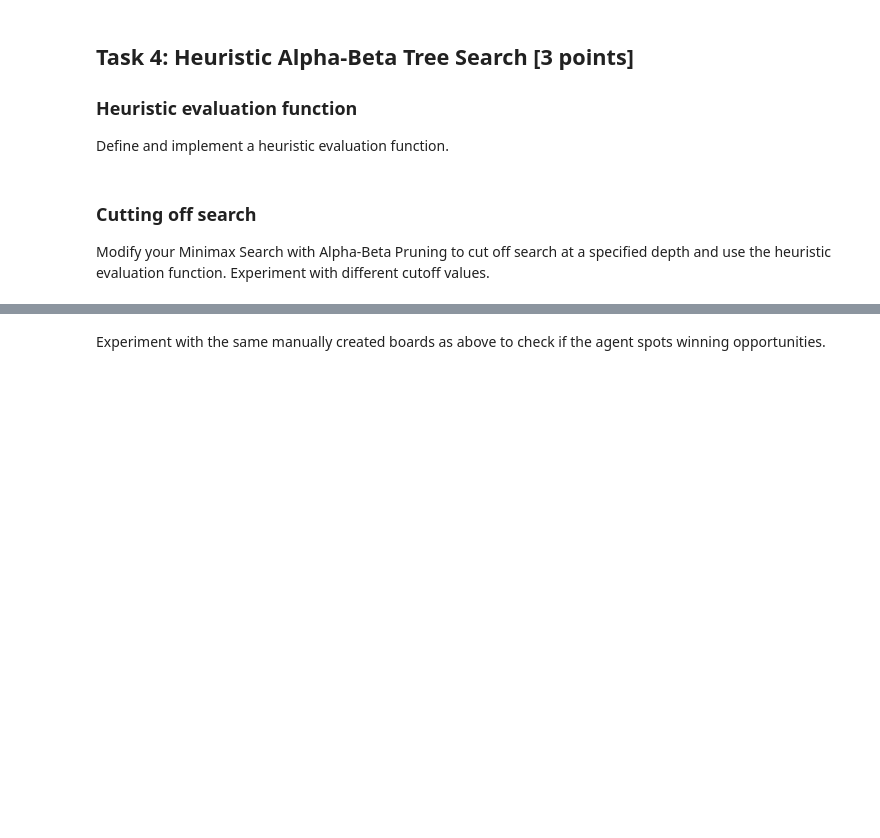
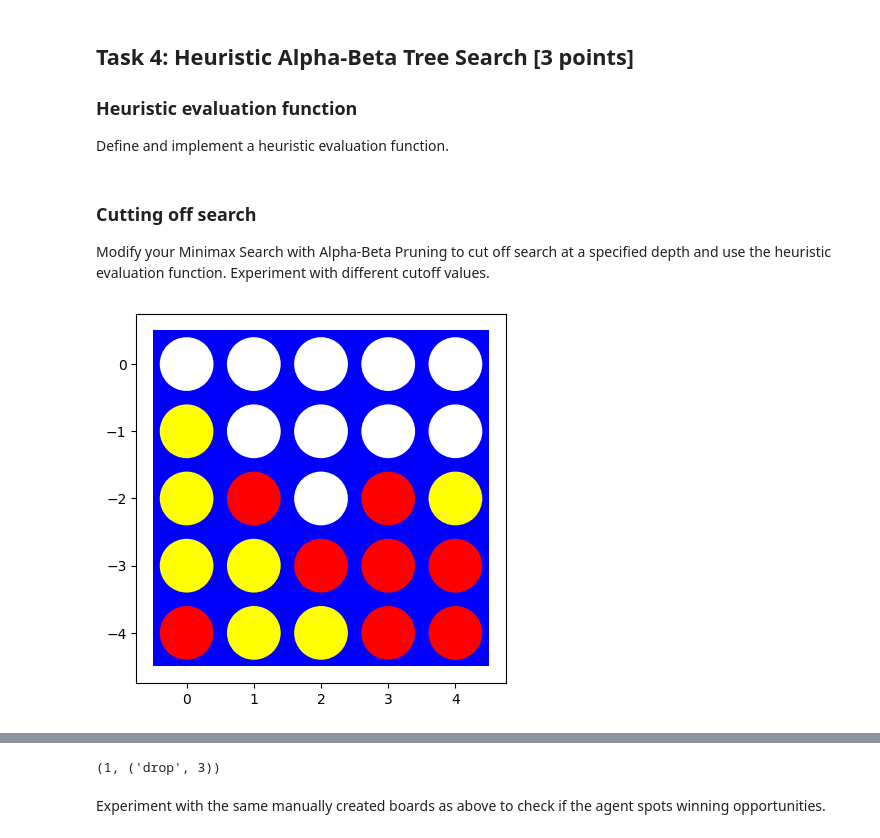
Before and after one commit to LaiTanTai/CSTTNT_NC, a Jupyter notebook: lab04/assignment_mean_connect4.ipynb, the cells around one changed output, grey strips where cells are left out. Drawn from its saved outputs; the diff is of its cells as text; code cells hidden in the pictures; blank space fills up the shorter version.

```diff
--- a/lab04/assignment_mean_connect4.ipynb
+++ b/lab04/assignment_mean_connect4.ipynb
@@ -336,0 +607,14 @@ Modify your Minimax Search with Alpha-Beta Pruning to cut off search at a specif
+# %%
+# Your code/ answer goes here.
+board = [[0, 0, 0, 0, 0],
+         [-1, 0, 0, 0, 0],
+         [-1, 1, 0, 1, -1],
+         [-1, -1, 1, 1, 1],
+         [1, -1, -1, 1, 1]]
+
+board = np.array(board)
+visualize(board)
+
+%time heuristic_alpha_beta_search(board, player=1, move_ordering=True, depth=4)
+# %% [output]
+[figure, added]
@@ -337,2 +623,3 @@ Modify your Minimax Search with Alpha-Beta Pruning to cut off search at a specif
+(1, ('drop', 3))
 # %% [markdown]
 Experiment with the same manually created boards as above to check if the agent spots winning opportunities.
```
Also changed, not shown: parts of 24 cells of this notebook.
